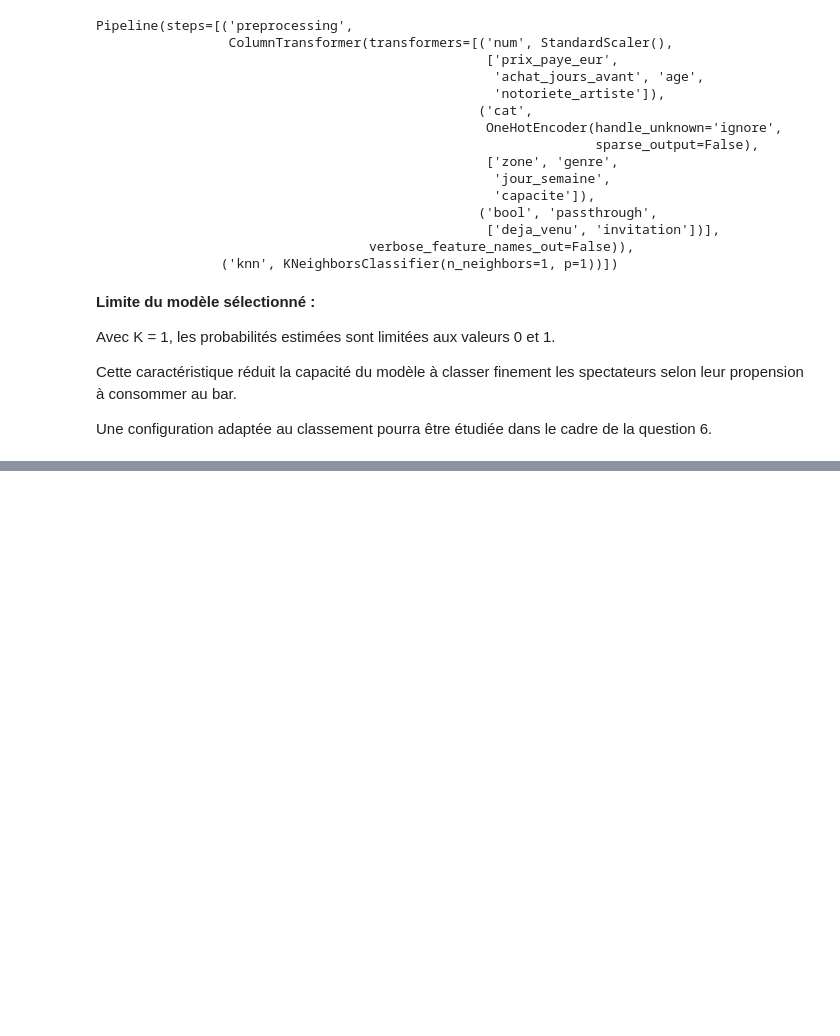
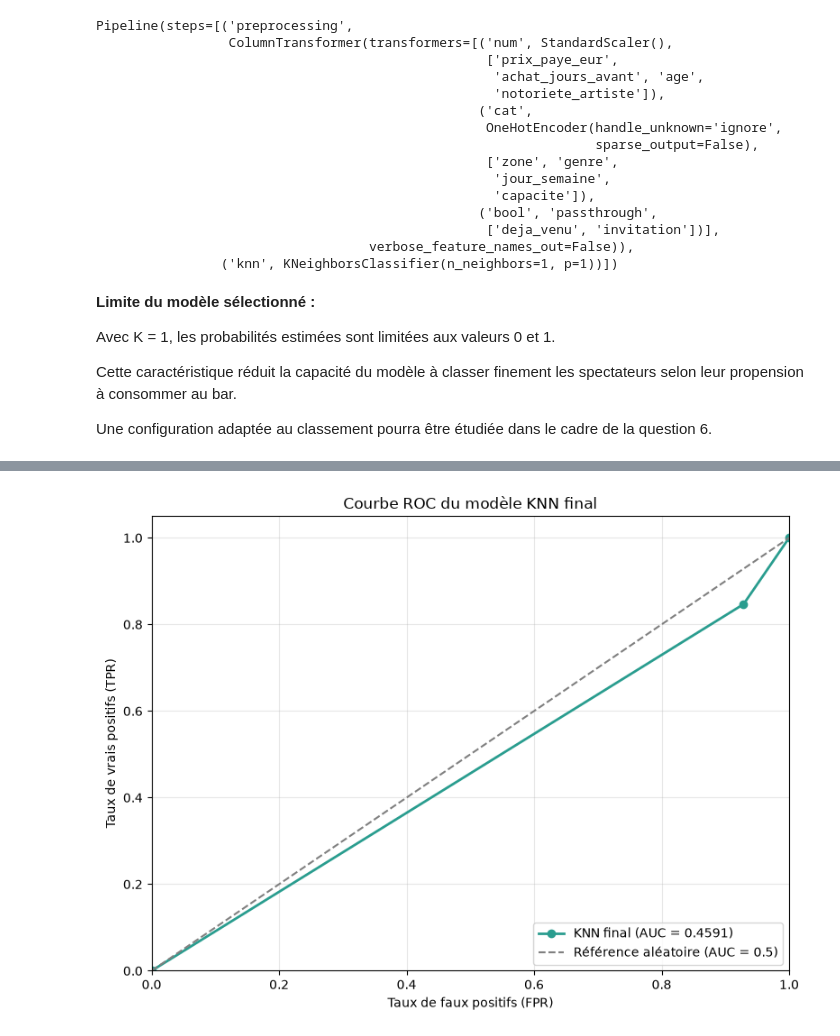
Before and after one commit to Fourkhoub/Projet_DataMining, a Jupyter notebook: notebooks/Question5.ipynb, the cells around one changed output, grey strips where cells are left out. Drawn from its saved outputs; the diff is of its cells as text; code cells hidden in the pictures; blank space fills up the shorter version.

```diff
--- a/notebooks/Question5.ipynb
+++ b/notebooks/Question5.ipynb
@@ -2139,0 +2364,44 @@ Une configuration adaptée au classement pourra être
+# %%
+# Importation de la fonction roc_curve
+from sklearn.metrics import roc_curve
+
+# Calcul des points de la courbe ROC
+fpr, tpr, thresholds = roc_curve(y_test, y_proba_test)
+
+# Calcul de l'aire sous la courbe
+auc_test = roc_auc_score(y_test, y_proba_test)
+
+# Création de la figure
+plt.figure(figsize=(8, 6))
+
+# Courbe ROC du modèle KNN
+plt.plot(
+    fpr,
+    tpr,
+    color='#2A9D8F',
+    linewidth=2,
+    marker='o',
+    label=f'KNN final (AUC = {auc_test:.4f})'
+)
+
+# Ligne de référence aléatoire
+plt.plot(
+    [0, 1],
+    [0, 1],
+    color='gray',
+    linestyle='--',
+    label='Référence aléatoire (AUC = 0.5)'
+)
+
+# Personnalisation du graphique
+plt.title("Courbe ROC du modèle KNN final")
+plt.xlabel("Taux de faux positifs (FPR)")
+plt.ylabel("Taux de vrais positifs (TPR)")
+plt.xlim(0, 1)
+plt.ylim(0, 1.05)
+plt.legend(loc='lower right')
+plt.grid(alpha=0.3)
+plt.tight_layout()
+plt.show()
+# %% [output]
+[figure, added]
```
Also changed, not shown: parts of 18 cells of this notebook.
